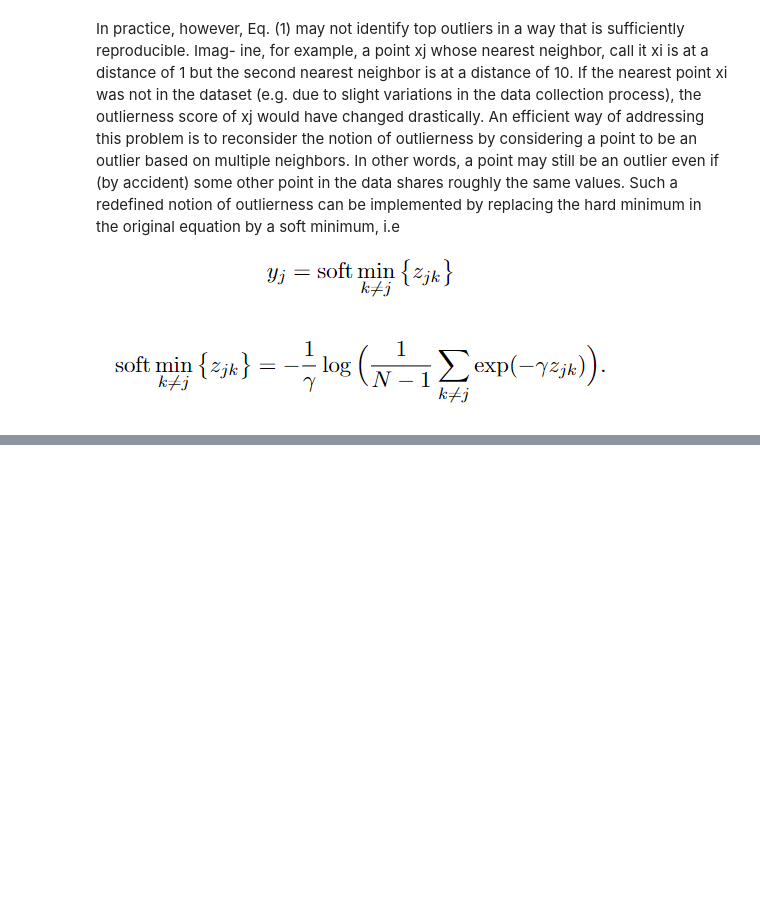
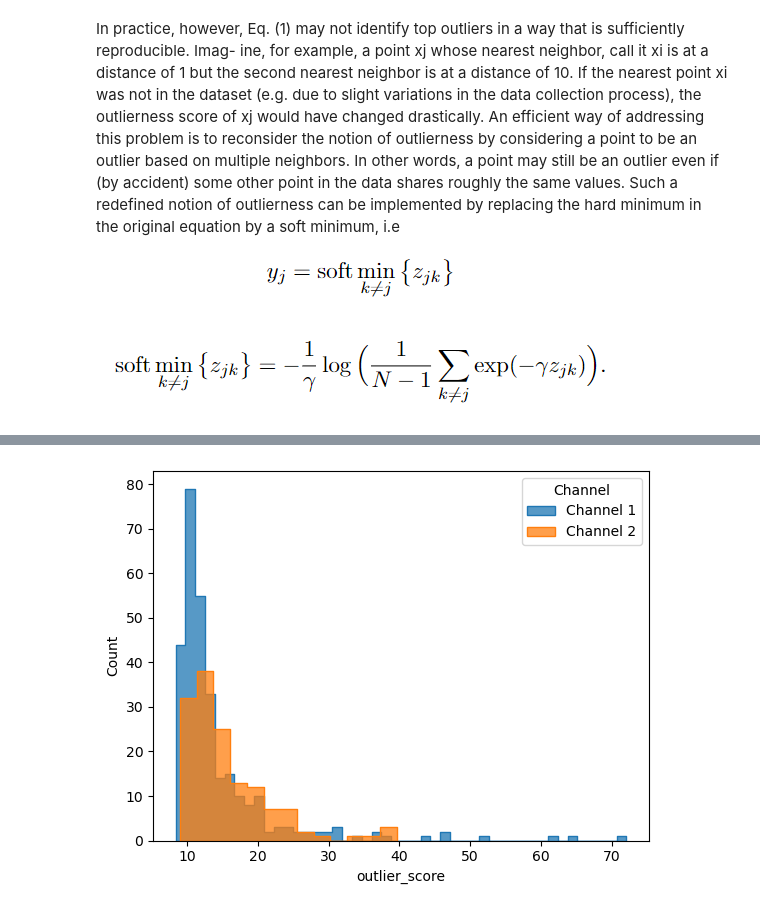
Before and after one commit to mertyaylacigit/ML-for-Data-Science, a Jupyter notebook: Part 1/Lab ML for Data Science - Part I.ipynb, the cells around one changed output, grey strips where cells are left out. Cells and saved outputs as stored; diff of their text form; code cells hidden in the pictures; blank space fills up the shorter version.

```diff
--- a/Part 1/Lab ML for Data Science - Part I.ipynb
+++ b/Part 1/Lab ML for Data Science - Part I.ipynb
@@ -437,0 +321,11 @@ ValueError: Can only compare identically-labeled (both index and columns) DataFr
+# %%
+def plot_different_subsets(df):
+    feature= "Channel"
+    for i in df.iloc[:,0].value_counts().index:
+        subset = df[df[feature] == i]
+        sns.histplot(subset["outlier_score"], label=f'{feature} {i}', element='step')
+    plt.legend(title=feature)
+
+plot_different_subsets(data_log_anomaly)
+# %% [output]
+[figure, added]
```
Also changed, not shown: parts of 38 cells of this notebook.
